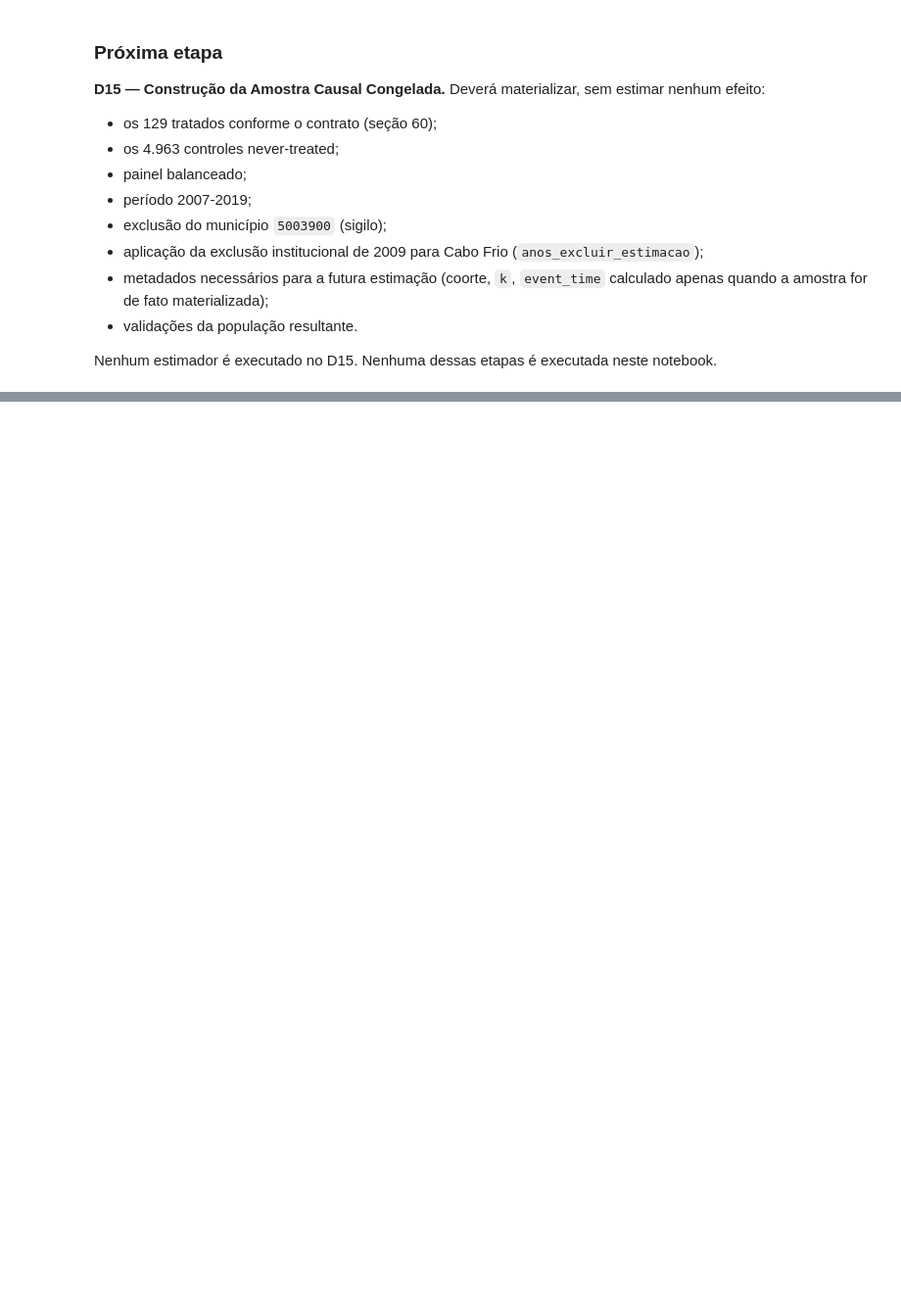
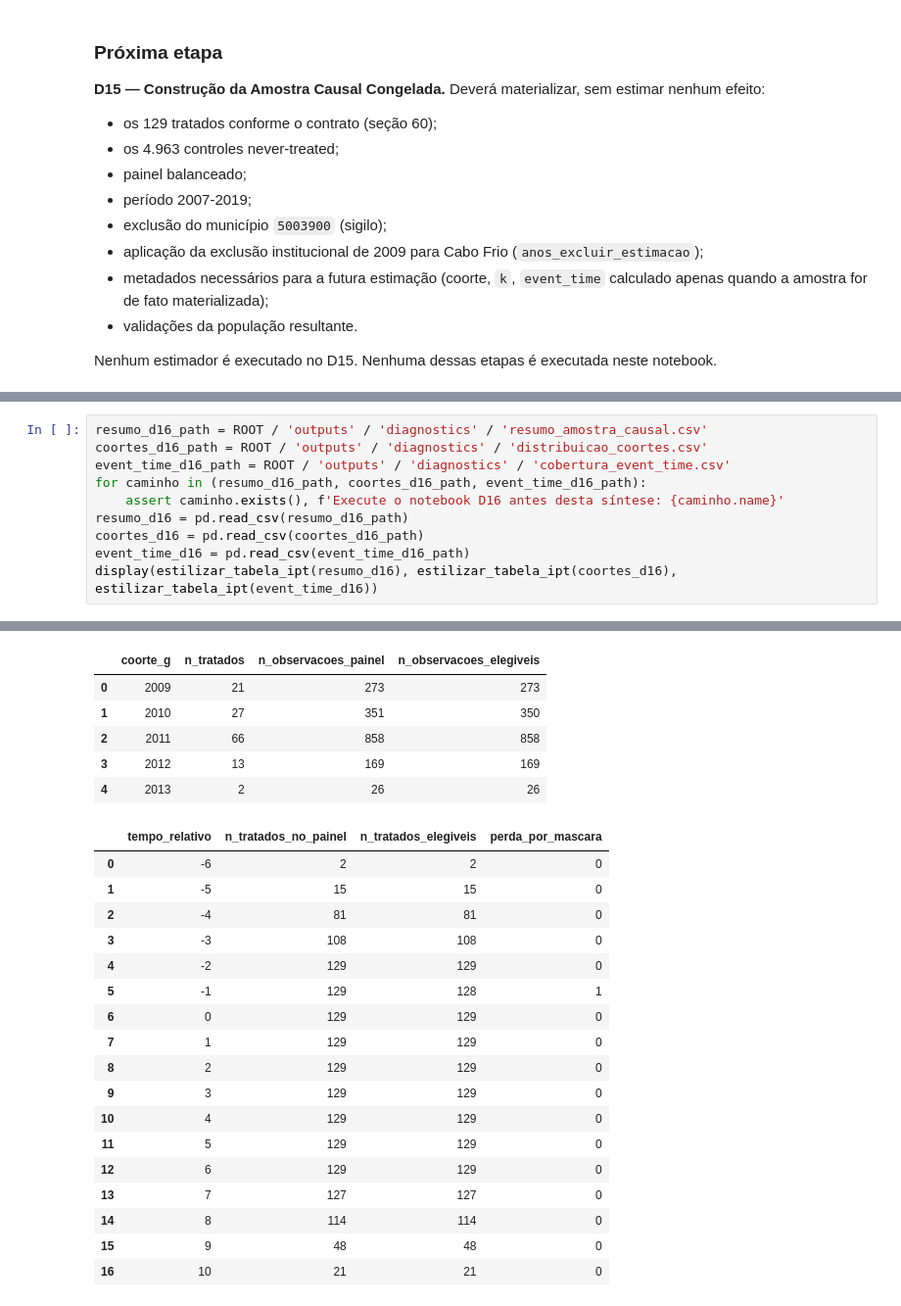
Before and after one commit to ariel-velardo/data-science-projects, a Jupyter notebook: projetos/big-data-expansao-rede-federal-economia-municipal/notebooks/01_analise_expansao_rede_federal_economia_municipal.ipynb, the cells around one changed output, grey strips where cells are left out. Shown at 98% size. Saved outputs shown, nothing was run; the diff lists cells and outputs as text; blank space fills up the shorter version.

```diff
--- a/projetos/big-data-expansao-rede-federal-economia-municipal/notebooks/01_analise_expansao_rede_federal_economia_municipal.ipynb
+++ b/projetos/big-data-expansao-rede-federal-economia-municipal/notebooks/01_analise_expansao_rede_federal_economia_municipal.ipynb
@@ -1863,0 +1897,11 @@ neste notebook.
+# %%
+resumo_d16_path = ROOT / 'outputs' / 'diagnostics' / 'resumo_amostra_causal.csv'
+coortes_d16_path = ROOT / 'outputs' / 'diagnostics' / 'distribuicao_coortes.csv'
+event_time_d16_path = ROOT / 'outputs' / 'diagnostics' / 'cobertura_event_time.csv'
+for caminho in (resumo_d16_path, coortes_d16_path, event_time_d16_path):
+    assert caminho.exists(), f'Execute o notebook D16 antes desta síntese: {caminho.name}'
+resumo_d16 = pd.read_csv(resumo_d16_path)
+coortes_d16 = pd.read_csv(coortes_d16_path)
+event_time_d16 = pd.read_csv(event_time_d16_path)
+display(estilizar_tabela_ipt(resumo_d16), estilizar_tabela_ipt(coortes_d16), estilizar_tabela_ipt(event_time_d16))
+# %% [output]
@@ -1863,0 +1923,24 @@ neste notebook.
+|  | coorte_g | n_tratados | n_observacoes_painel | n_observacoes_elegiveis |
+| 0 | 2009 | 21 | 273 | 273 |
+| 1 | 2010 | 27 | 351 | 350 |
+| 2 | 2011 | 66 | 858 | 858 |
+| 3 | 2012 | 13 | 169 | 169 |
+| 4 | 2013 | 2 | 26 | 26 |
+|  | tempo_relativo | n_tratados_no_painel | n_tratados_elegiveis | perda_por_mascara |
+| 0 | -6 | 2 | 2 | 0 |
+| 1 | -5 | 15 | 15 | 0 |
+| 2 | -4 | 81 | 81 | 0 |
+| 3 | -3 | 108 | 108 | 0 |
+| 4 | -2 | 129 | 129 | 0 |
+| 5 | -1 | 129 | 128 | 1 |
+| 6 | 0 | 129 | 129 | 0 |
+| 7 | 1 | 129 | 129 | 0 |
+| 8 | 2 | 129 | 129 | 0 |
+| 9 | 3 | 129 | 129 | 0 |
+| 10 | 4 | 129 | 129 | 0 |
+| 11 | 5 | 129 | 129 | 0 |
+| 12 | 6 | 129 | 129 | 0 |
+| 13 | 7 | 127 | 127 | 0 |
+| 14 | 8 | 114 | 114 | 0 |
+| 15 | 9 | 48 | 48 | 0 |
+| 16 | 10 | 21 | 21 | 0 |
```
Also changed, not shown: parts of 22 cells of this notebook, 35 other files.
